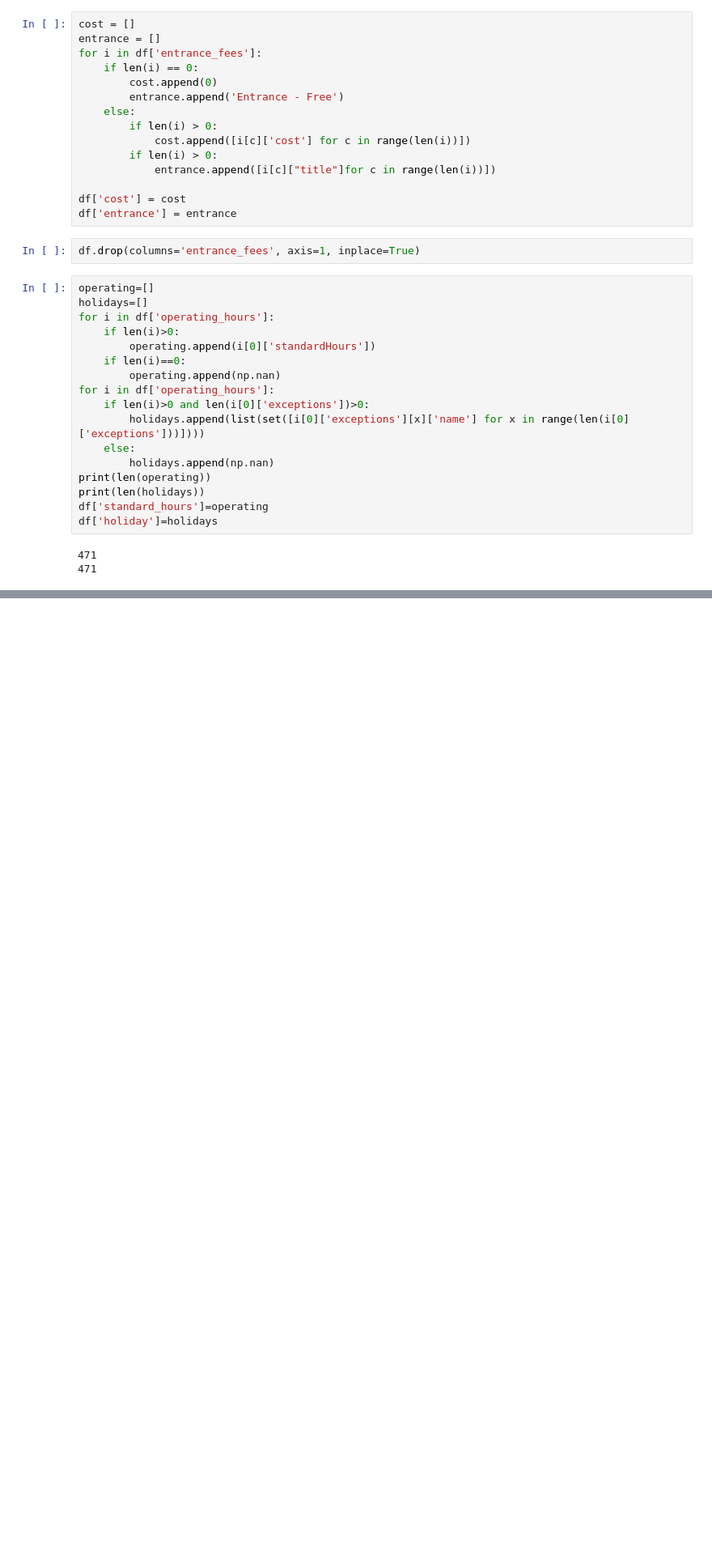
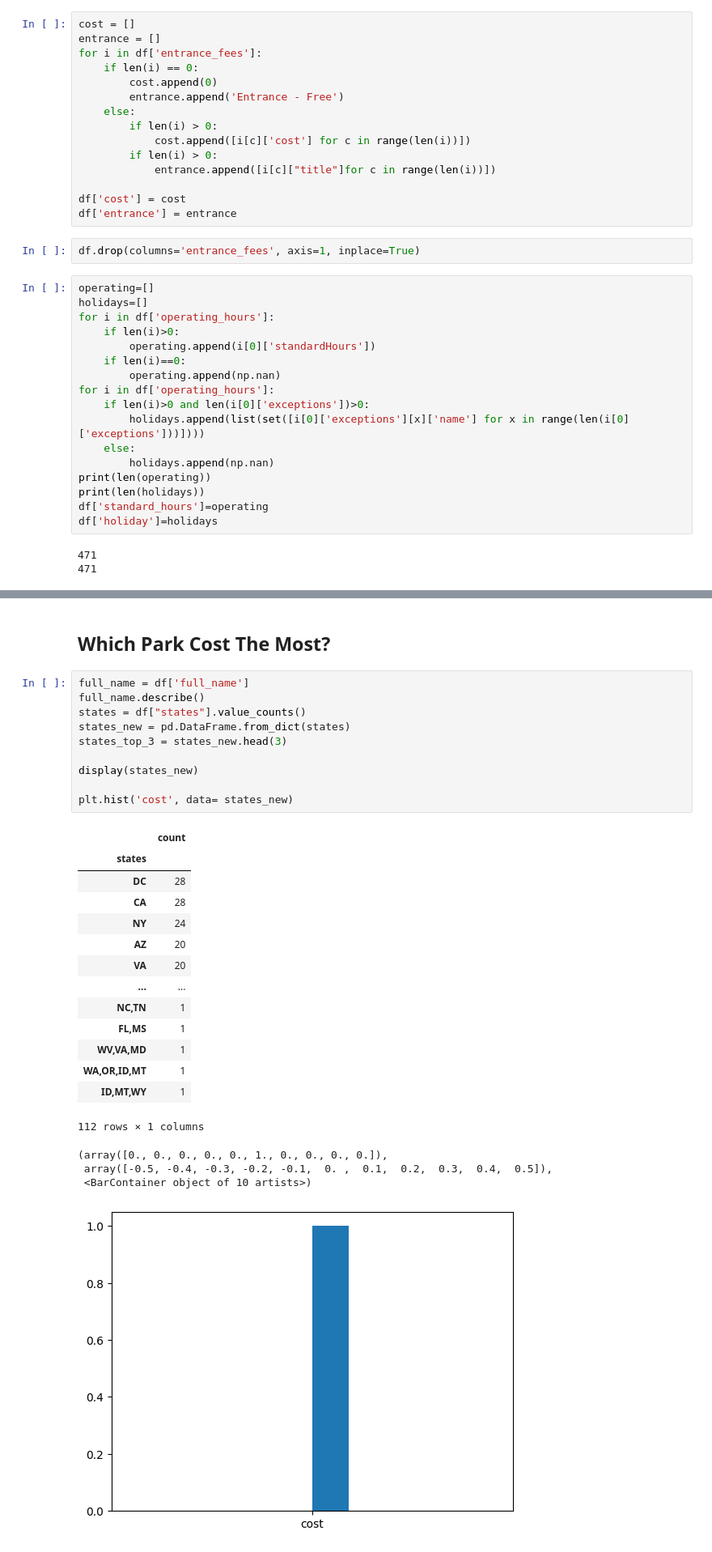
Before and after one commit to TechNTalk/bonfire_group_project_streamlit, a Jupyter notebook: clean.ipynb, the cells around one changed output, grey strips where cells are left out. Shown: that part at 81% size. Drawn from its saved outputs; the diff is of its cells as text; blank space fills up the shorter version.

```diff
--- a/clean.ipynb
+++ b/clean.ipynb
@@ -197,0 +206,31 @@ df.drop(columns='operating_hours', axis=1, inplace=True)
+# %% [markdown]
+## Which Park Cost The Most?
+# %%
+full_name = df['full_name']
+full_name.describe()
+states = df["states"].value_counts()
+states_new = pd.DataFrame.from_dict(states)
+states_top_3 = states_new.head(3)
+
+display(states_new)
+
+plt.hist('cost', data= states_new)
+# %% [output]
+|  | count |
+| states |  |
+| DC | 28 |
+| CA | 28 |
+| NY | 24 |
+| AZ | 20 |
+| VA | 20 |
+| ... | ... |
+| NC,TN | 1 |
+| FL,MS | 1 |
+| WV,VA,MD | 1 |
+| WA,OR,ID,MT | 1 |
+| ID,MT,WY | 1 |
+112 rows × 1 columns
+(array([0., 0., 0., 0., 0., 1., 0., 0., 0., 0.]),
+ array([-0.5, -0.4, -0.3, -0.2, -0.1,  0. ,  0.1,  0.2,  0.3,  0.4,  0.5]),
+ <BarContainer object of 10 artists>)
+[figure, added]
```
Also changed, not shown: parts of 10 cells of this notebook, 15 other files.
